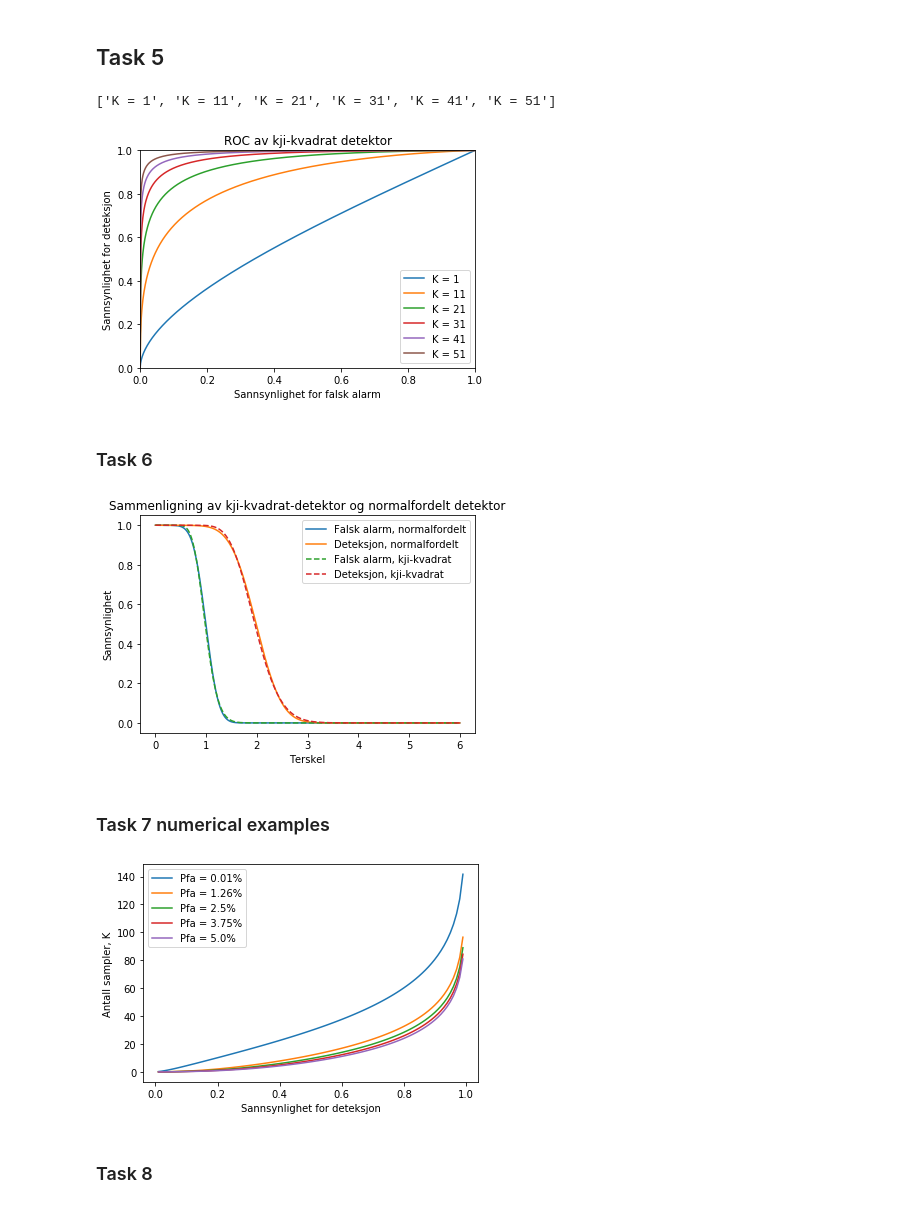
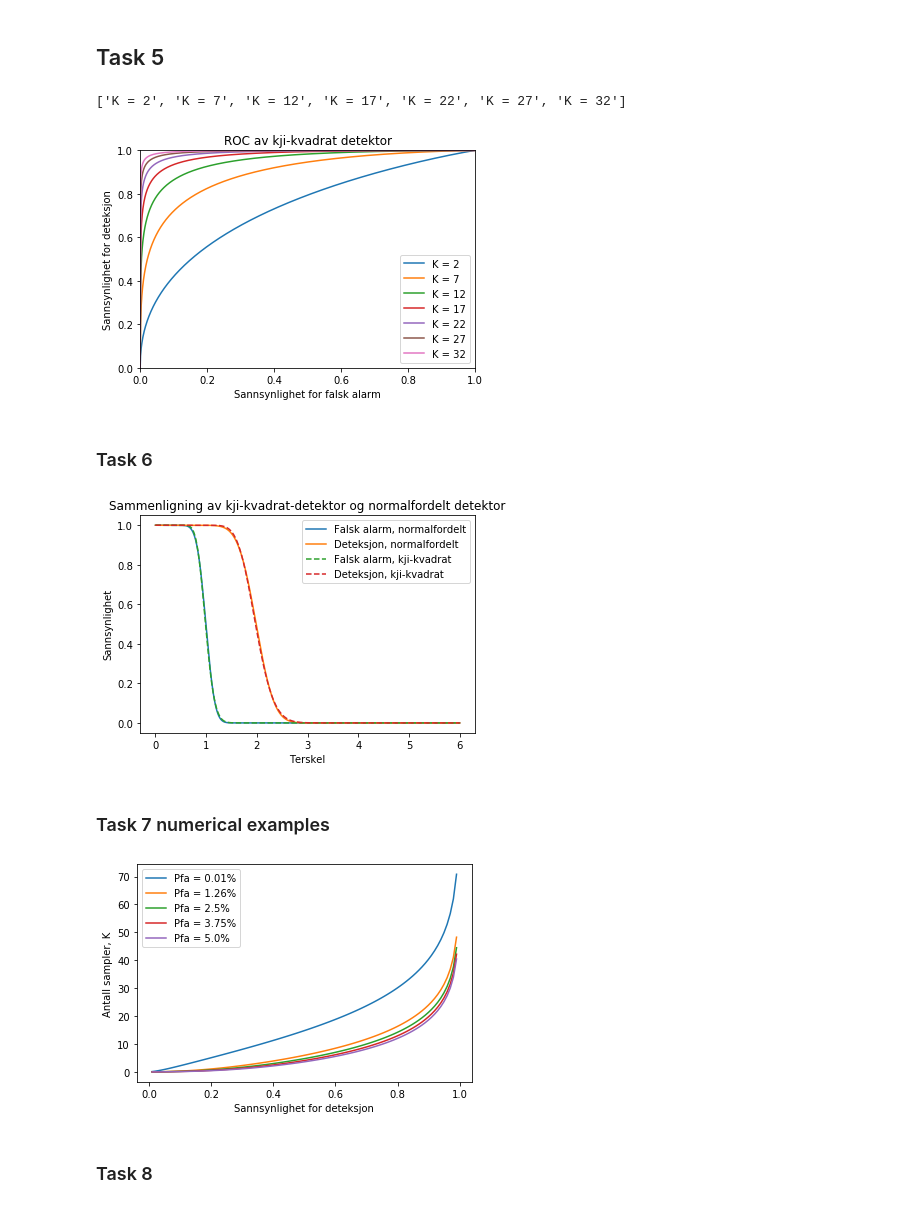
Before and after one commit to dritory/TTT4275-project, a Jupyter notebook: notebook.ipynb, the cells around one changed output. Saved outputs shown, nothing was run; the diff lists cells and outputs as text; code cells hidden in the pictures.

```diff
--- a/notebook.ipynb
+++ b/notebook.ipynb
@@ -131,44 +131,44 @@ The Chi-square pdf fits the pdf of the power function well with 2 degrees of fre
 # %%
 
 #Computing the Pfa and Pd:
 
 var_s = np.var(loadFile('T3_data_sigma_s'))
 var_w = np.var(loadFile('T3_data_sigma_w'))
 
 Pfa = 0.01
 N = 100
 
 
 def n (l, K, var_w, var_s):
         return (np.log(l)*np.log(var_w) - np.log(var_s + var_w) )/((1/(var_s + var_w) - np.log(l)/var_w) )
 
-for K in range(1,52,10):
+for K in range(2,33,5):
 
     Pfa = np.linspace(0,1,1000) # stats.chi2.sf(K*ns/(var_w),df=K)
-    n = stats.chi2.isf(Pfa,df=K)*var_w/K
+    n = stats.chi2.isf(Pfa,df=2*K)*var_w/(2*K)
     #ns = n(np.linspace(0,10,1000), K, var_w, var_s)
 
-    Pd = stats.chi2.sf(K*n/((var_w + var_s)),df=K)
+    Pd = stats.chi2.sf((2*K*n)/((var_w + var_s)),df=2*K)
     plt.xlim(0,1)
     plt.ylim(0,1)
     plt.plot(Pfa,Pd, label=("K = " + str(K)))
-legend = ["K = " + str(i) for i in range(1,52,10)]
+legend = ["K = " + str(i) for i in range(2,33,5)]
 print(legend)
 plt.legend(legend)
 plt.xlabel("Sannsynlighet for falsk alarm")
 plt.ylabel("Sannsynlighet for deteksjon")
 plt.title("ROC av kji-kvadrat detektor")
 plt.show()
 # %% [output]
-['K = 1', 'K = 11', 'K = 21', 'K = 31', 'K = 41', 'K = 51']
+['K = 2', 'K = 7', 'K = 12', 'K = 17', 'K = 22', 'K = 27', 'K = 32']
-[figure, old version]
+[figure, new version]
 # %% [markdown]
 ### Task 6
 # %%
 n = np.linspace(0,6,1000)
 K = 50
-Pfa = stats.norm.sf( (K*((n / var_w) - 1))/np.sqrt(2 * K))
-Pda = stats.norm.sf((K*((n / (var_w + var_s)) - 1))/np.sqrt(2*K))
+Pfa = stats.norm.sf( (2*K*((n / var_w) - 1))/np.sqrt(4 * K))
+Pda = stats.norm.sf((2*K*((n / (var_w + var_s)) - 1))/np.sqrt(4*K))
 
 
 plt.xlabel("Terskel")
@@ -177,8 +177,8 @@ plt.ylabel("Sannsynlighet")
 plt.plot(n,Pfa)
 plt.plot(n,Pda)
 
-Pfa = stats.chi2.sf(K*n/(var_w), df=K)
-Pda = stats.chi2.sf(K*n/((var_w + var_s)), df=K)
+Pfa = stats.chi2.sf(2*K*n/(var_w), df=2*K)
+Pda = stats.chi2.sf(2*K*n/((var_w + var_s)), df=2*K)
 
 plt.plot(n,Pfa, linestyle="--")
 plt.plot(n,Pda, linestyle="--")
@@ -187,18 +187,22 @@ plt.legend(("Falsk alarm, normalfordelt","Deteksjon, normalfordelt","Falsk alarm
 plt.title("Sammenligning av kji-kvadrat-detektor og normalfordelt detektor")
 plt.show()
 # %% [output]
-[figure, old version]
+[figure, new version]
 # %% [markdown]
 ### Task 7 numerical examples
 # %%
 Pfa = 0.1
-Pda = np.linspace(0.95,0.5, 100)
 
 
+#def k (pfa,pda):
+#    iQpfa = stats.norm.isf(pfa)
+#    iQpda = stats.norm.isf(pda)
+#    return ( (-np.sqrt(2)*(iQpfa - iQpda*(var_w + var_s)/var_w) - np.sqrt(  2*(iQpfa - iQpda*(var_w + var_s)/var_w)**2  + 4  )   ) /2   )**2
 def k (pfa,pda):
     iQpfa = stats.norm.isf(pfa)
     iQpda = stats.norm.isf(pda)
-    return ( (-np.sqrt(2)*(iQpfa - iQpda*(var_w + var_s)/var_w) - np.sqrt(  2*(iQpfa - iQpda*(var_w + var_s)/var_w)**2  + 4  )   ) /2   )**2
+    return ( (-np.sqrt(2)*(iQpfa - iQpda*(var_w + var_s)/var_w) - np.sqrt(  2*(iQpfa - iQpda*(var_w + var_s)/var_w)**2  + 4  )   ) /2   )**2/2
+
 legend = []
 for fa in np.linspace(0.0001,0.05,5):
 
@@ -213,7 +217,7 @@ plt.ylabel("Antall sampler, K")
 plt.xlabel("Sannsynlighet for deteksjon")
 plt.show()
 # %% [output]
-[figure, old version]
+[figure, new version]
 # %% [markdown]
 ### Task 8
 # %%
```
Also changed, not shown: parts of 2 cells of this notebook, 7 other files.
